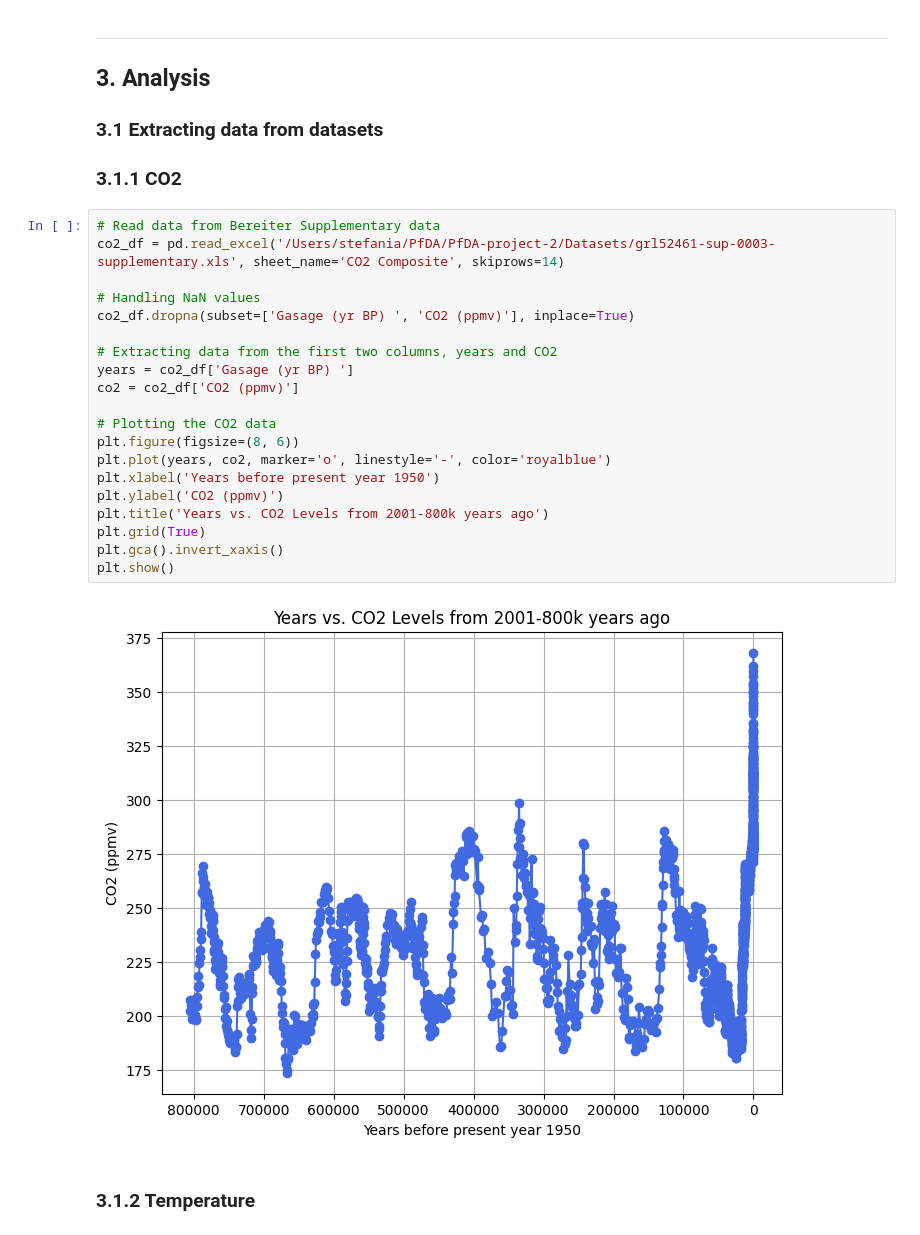
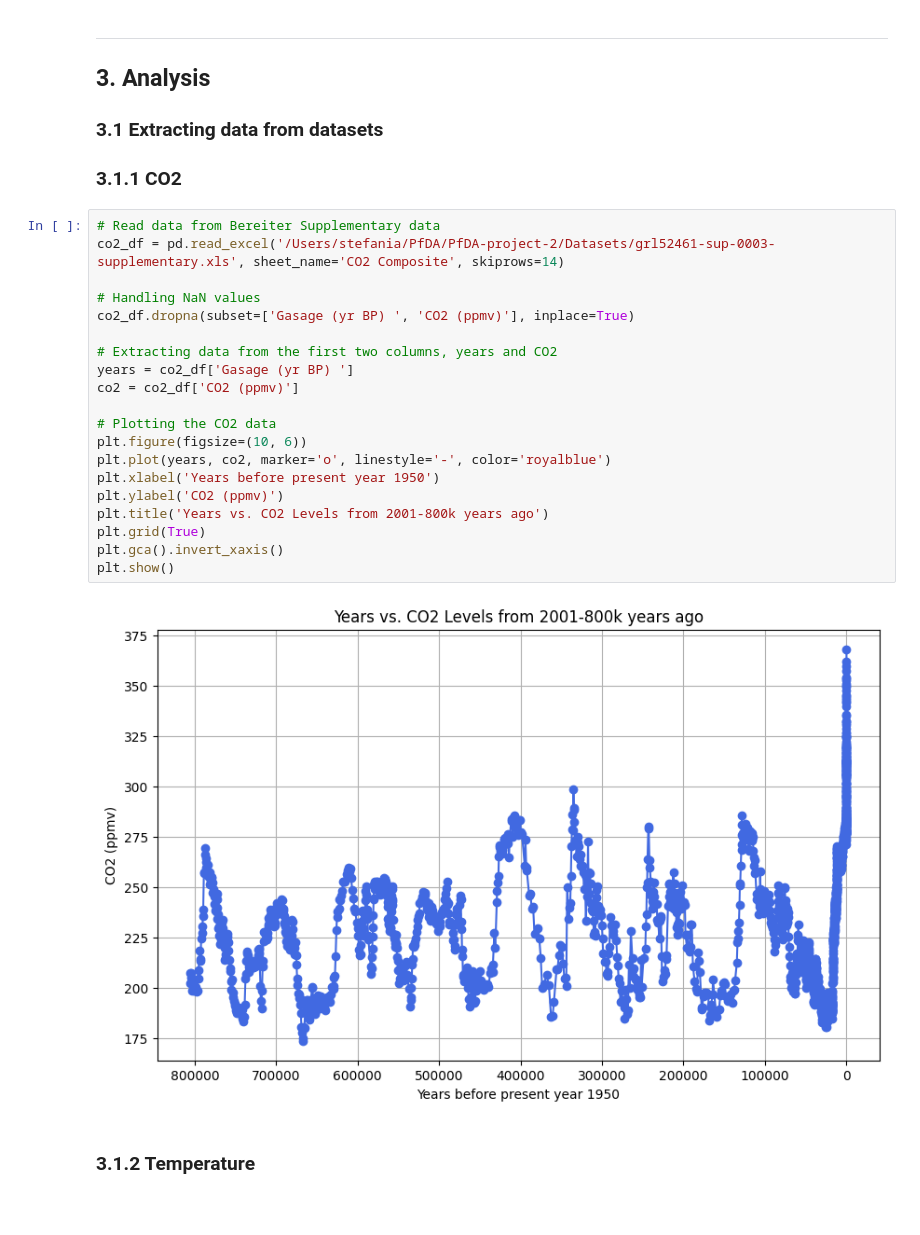
Before and after one commit to StefaniaVerduga/PfDA-project-2, a Jupyter notebook: PfDA-project-2.ipynb, the cells around one changed output. Cells and saved outputs as stored; diff of their text form; blank space fills up the shorter version.

```diff
--- a/PfDA-project-2.ipynb
+++ b/PfDA-project-2.ipynb
@@ -63,25 +64,25 @@ The CO2 is the most important greenhouse gas, which absorbs and radiates heat. T
 # %%
 # Read data from Bereiter Supplementary data
 co2_df = pd.read_excel('/Users/stefania/PfDA/PfDA-project-2/Datasets/grl52461-sup-0003-supplementary.xls', sheet_name='CO2 Composite', skiprows=14)
 
 # Handling NaN values
 co2_df.dropna(subset=['Gasage (yr BP) ', 'CO2 (ppmv)'], inplace=True)
 
 # Extracting data from the first two columns, years and CO2
 years = co2_df['Gasage (yr BP) ']
 co2 = co2_df['CO2 (ppmv)']
 
 # Plotting the CO2 data
-plt.figure(figsize=(8, 6))
+plt.figure(figsize=(10, 6))
 plt.plot(years, co2, marker='o', linestyle='-', color='royalblue')
 plt.xlabel('Years before present year 1950')
 plt.ylabel('CO2 (ppmv)')
 plt.title('Years vs. CO2 Levels from 2001-800k years ago')
 plt.grid(True)
 plt.gca().invert_xaxis()
 plt.show()
 # %% [output]
-[figure, old version]
+[figure, new version]
 # %% [markdown]
 ### 3.1.2 Temperature
 # %%
```
Also changed, not shown: parts of 7 cells of this notebook, 2 other files.
